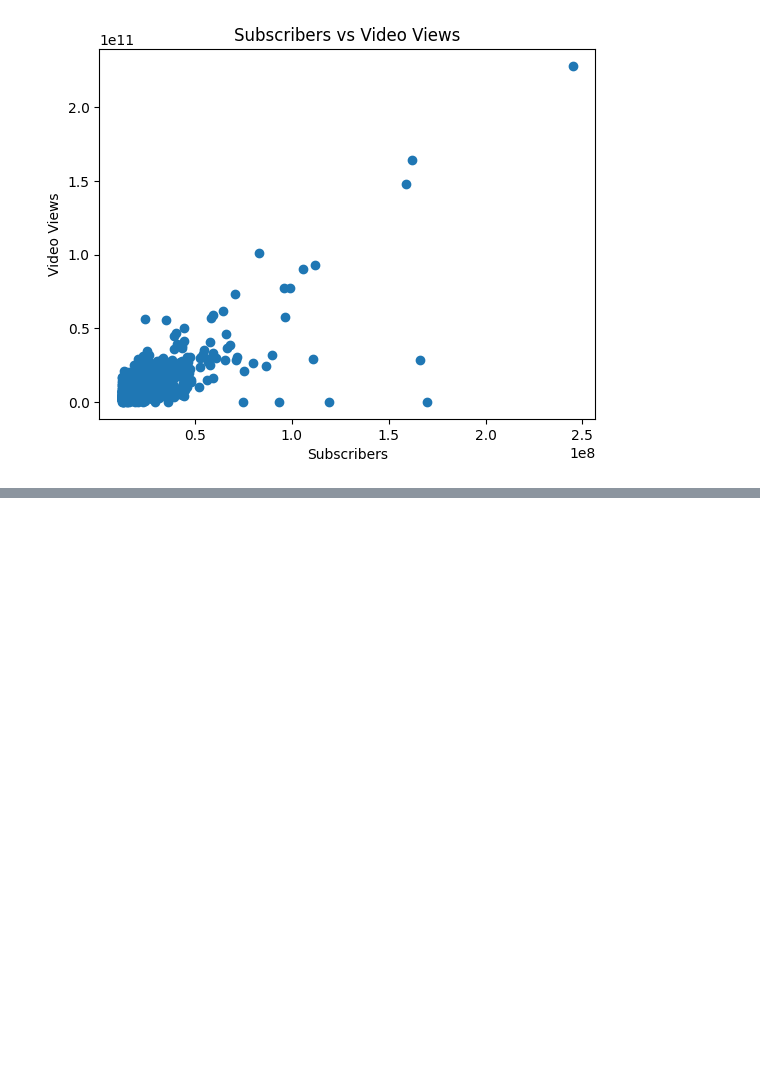
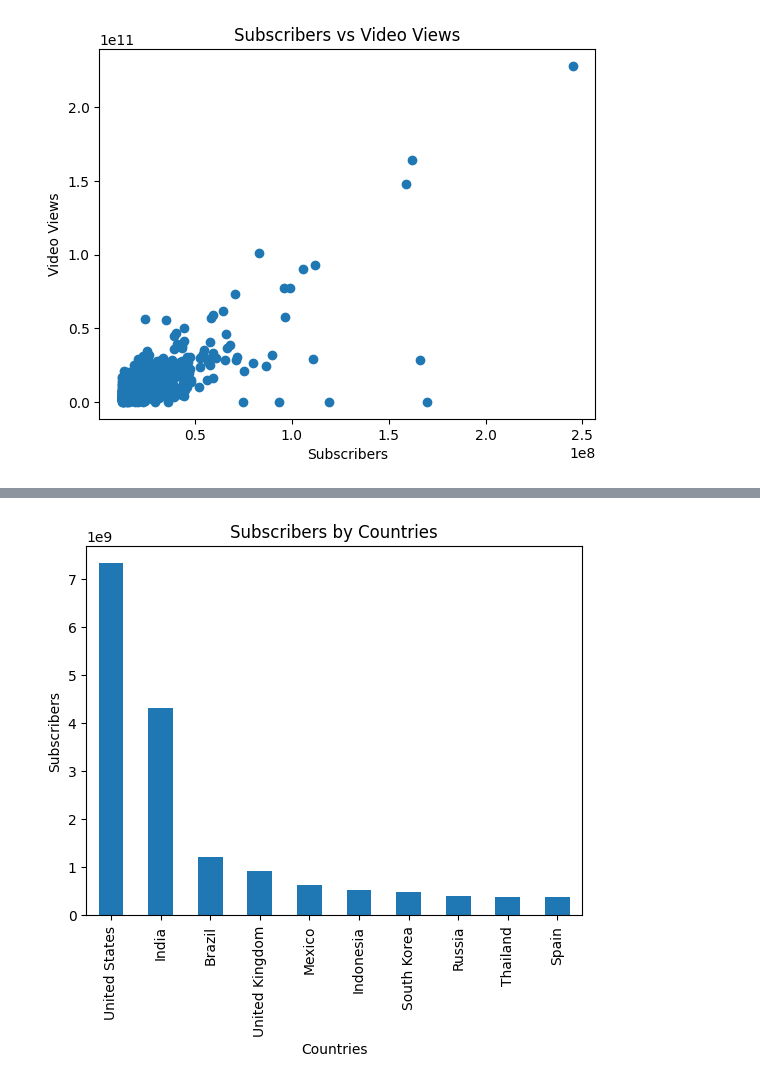
Before and after one commit to Abdul-Rafay-web/Data-Wrangling, a Jupyter notebook: Youtube Data Analysis and Visualization/youtube_data.ipynb, the cells around one changed output, grey strips where cells are left out. Drawn from its saved outputs; the diff is of its cells as text; code cells hidden in the pictures; blank space fills up the shorter version.

Commit message:
too many group by

```diff
--- a/Youtube Data Analysis and Visualization/youtube_data.ipynb
+++ b/Youtube Data Analysis and Visualization/youtube_data.ipynb
@@ -143,3 +143,6 @@ plt.ylabel('Video Views')
 plt.show()
 # %% [output]
 [figure]
+# %%
+subs_by_country=df.groupby('Country')['subscribers'].sum().sort_values(ascending=False)
+subs_by_country
@@ -145,0 +167,8 @@ plt.show()
+# %%
+subs_by_country.head(10).plot(kind='bar')
+plt.title('Subscribers by Countries')
+plt.xlabel('Countries')
+plt.ylabel('Subscribers')
+plt.show()
+# %% [output]
+[figure, added]
```
Also changed, not shown: parts of 8 cells of this notebook.
